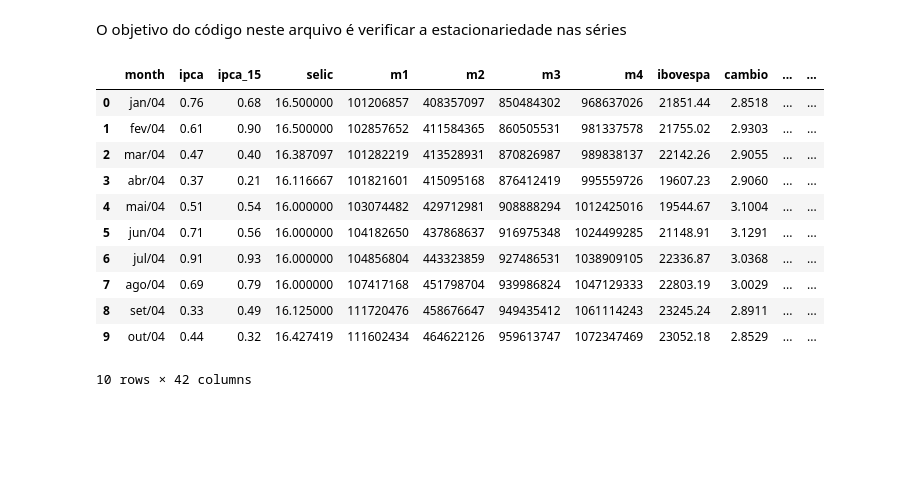
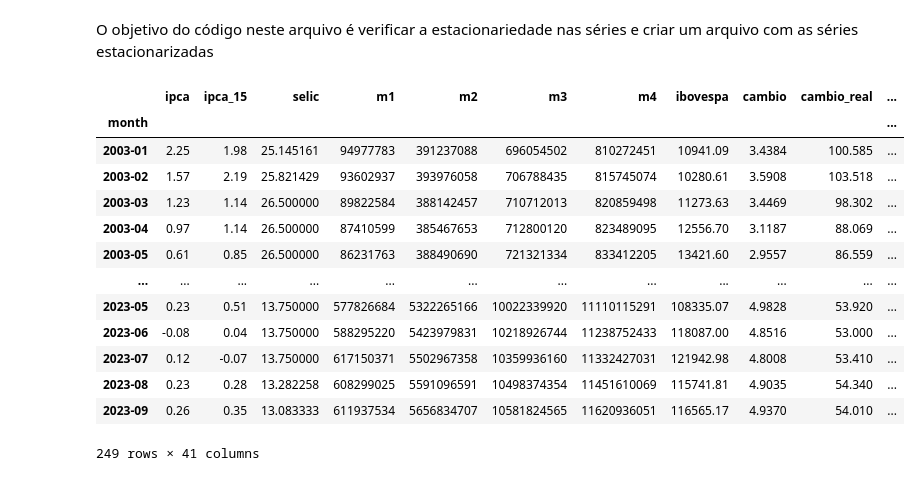
Before and after one commit to GuilhermeFrainer/tcc, a Jupyter notebook: stationarity.ipynb, the cells around one changed output. Drawn from its saved outputs; the diff is of its cells as text; code cells hidden in the pictures; blank space fills up the shorter version.

Commit message:
'stationarity.ipynb' agora verifica estacionariedade e cria arquivos csv apenas com séries estacionárias.

```diff
--- a/stationarity.ipynb
+++ b/stationarity.ipynb
@@ -1,5 +1,5 @@
 # %% [markdown]
-O objetivo do código neste arquivo é verificar a estacionariedade nas séries
+O objetivo do código neste arquivo é verificar a estacionariedade nas séries e criar um arquivo com as séries estacionarizadas
 # %%
 import pandas as pd
 import numpy as np
@@ -8,16 +9,19 @@ import sktime.param_est.stationarity as statio
 # %%
-df = pd.read_csv("dados/dados_crus.csv", sep=';', thousands=".", decimal=",")
-df.head(5)
+df = pd.read_csv("dados/dados_crus2003.csv", sep=';', thousands=".", decimal=",")
+df = utils.index_to_period(df)
+df
 # %% [output]
-|  | month | ipca | ipca_15 | selic | m1 | m2 | m3 | m4 | ibovespa | cambio | ... | ... |
-| 0 | jan/04 | 0.76 | 0.68 | 16.500000 | 101206857 | 408357097 | 850484302 | 968637026 | 21851.44 | 2.8518 | ... | ... |
-| 1 | fev/04 | 0.61 | 0.90 | 16.500000 | 102857652 | 411584365 | 860505531 | 981337578 | 21755.02 | 2.9303 | ... | ... |
-| 2 | mar/04 | 0.47 | 0.40 | 16.387097 | 101282219 | 413528931 | 870826987 | 989838137 | 22142.26 | 2.9055 | ... | ... |
-| 3 | abr/04 | 0.37 | 0.21 | 16.116667 | 101821601 | 415095168 | 876412419 | 995559726 | 19607.23 | 2.9060 | ... | ... |
-| 4 | mai/04 | 0.51 | 0.54 | 16.000000 | 103074482 | 429712981 | 908888294 | 1012425016 | 19544.67 | 3.1004 | ... | ... |
-| 5 | jun/04 | 0.71 | 0.56 | 16.000000 | 104182650 | 437868637 | 916975348 | 1024499285 | 21148.91 | 3.1291 | ... | ... |
-| 6 | jul/04 | 0.91 | 0.93 | 16.000000 | 104856804 | 443323859 | 927486531 | 1038909105 | 22336.87 | 3.0368 | ... | ... |
-| 7 | ago/04 | 0.69 | 0.79 | 16.000000 | 107417168 | 451798704 | 939986824 | 1047129333 | 22803.19 | 3.0029 | ... | ... |
-| 8 | set/04 | 0.33 | 0.49 | 16.125000 | 111720476 | 458676647 | 949435412 | 1061114243 | 23245.24 | 2.8911 | ... | ... |
-| 9 | out/04 | 0.44 | 0.32 | 16.427419 | 111602434 | 464622126 | 959613747 | 1072347469 | 23052.18 | 2.8529 | ... | ... |
+|  | ipca | ipca_15 | selic | m1 | m2 | m3 | m4 | ibovespa | cambio | cambio_real | ... |
+| month |  |  |  |  |  |  |  |  |  |  | ... |
+| 2003-01 | 2.25 | 1.98 | 25.145161 | 94977783 | 391237088 | 696054502 | 810272451 | 10941.09 | 3.4384 | 100.585 | ... |
+| 2003-02 | 1.57 | 2.19 | 25.821429 | 93602937 | 393976058 | 706788435 | 815745074 | 10280.61 | 3.5908 | 103.518 | ... |
+| 2003-03 | 1.23 | 1.14 | 26.500000 | 89822584 | 388142457 | 710712013 | 820859498 | 11273.63 | 3.4469 | 98.302 | ... |
+| 2003-04 | 0.97 | 1.14 | 26.500000 | 87410599 | 385467653 | 712800120 | 823489095 | 12556.70 | 3.1187 | 88.069 | ... |
+| 2003-05 | 0.61 | 0.85 | 26.500000 | 86231763 | 388490690 | 721321334 | 833412205 | 13421.60 | 2.9557 | 86.559 | ... |
+| ... | ... | ... | ... | ... | ... | ... | ... | ... | ... | ... | ... |
+| 2023-05 | 0.23 | 0.51 | 13.750000 | 577826684 | 5322265166 | 10022339920 | 11110115291 | 108335.07 | 4.9828 | 53.920 | ... |
+| 2023-06 | -0.08 | 0.04 | 13.750000 | 588295220 | 5423979831 | 10218926744 | 11238752433 | 118087.00 | 4.8516 | 53.000 | ... |
+| 2023-07 | 0.12 | -0.07 | 13.750000 | 617150371 | 5502967358 | 10359936160 | 11332427031 | 121942.98 | 4.8008 | 53.410 | ... |
+| 2023-08 | 0.23 | 0.28 | 13.282258 | 608299025 | 5591096591 | 10498374354 | 11451610069 | 115741.81 | 4.9035 | 54.340 | ... |
+| 2023-09 | 0.26 | 0.35 | 13.083333 | 611937534 | 5656834707 | 10581824565 | 11620936051 | 116565.17 | 4.9370 | 54.010 | ... |
-10 rows × 42 columns
+249 rows × 41 columns
```
Also changed, not shown: parts of 20 cells of this notebook.
